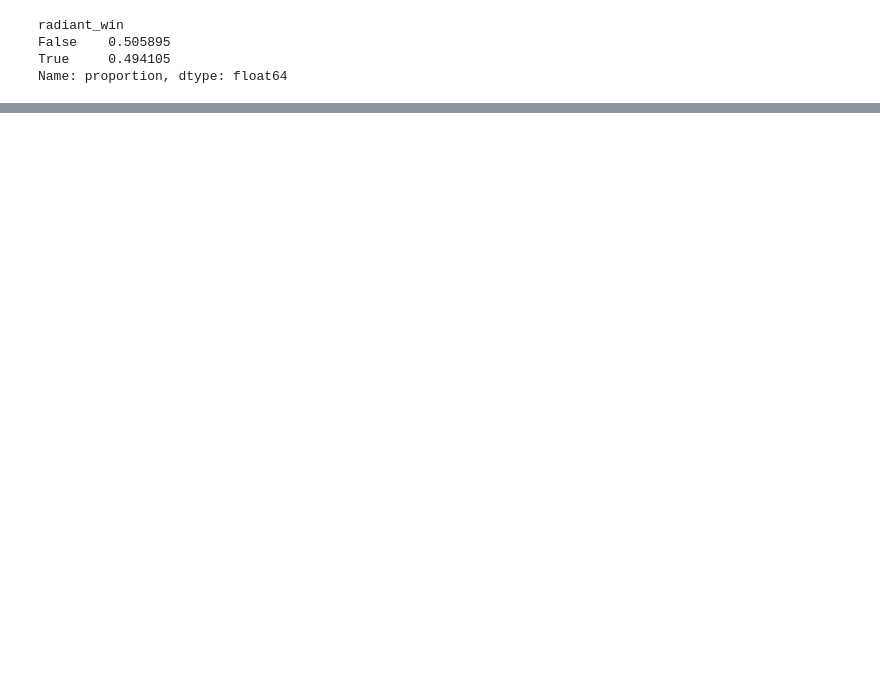
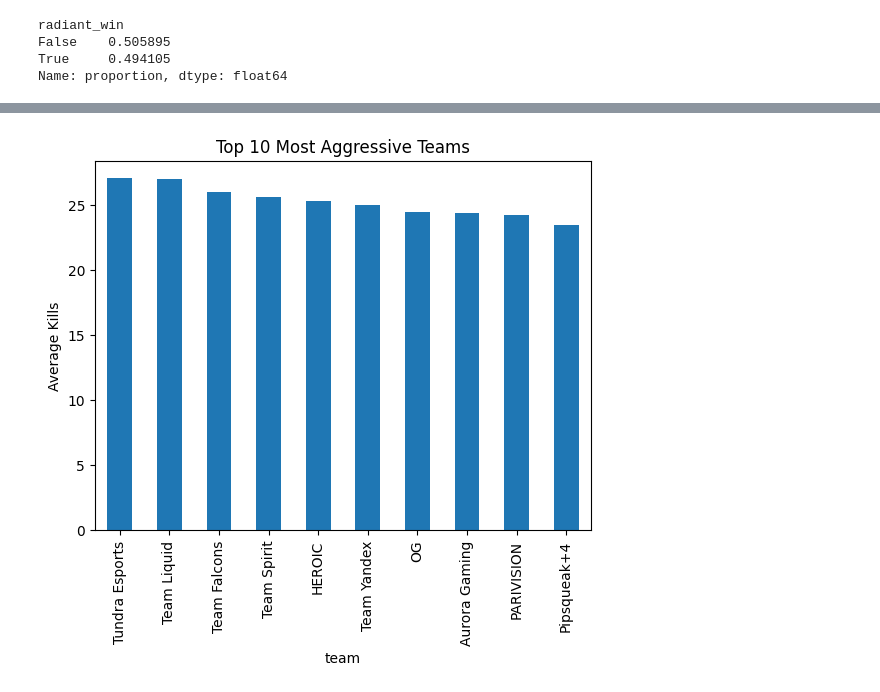
Before and after one commit to chokiarmando-lab/dota2-team-performance-analysis, a Jupyter notebook: notebooks/03-eda.ipynb, the cells around one changed output, grey strips where cells are left out. Drawn from its saved outputs; the diff is of its cells as text; code cells hidden in the pictures; blank space fills up the shorter version.

```diff
--- a/notebooks/03-eda.ipynb
+++ b/notebooks/03-eda.ipynb
@@ -102,0 +112,27 @@ plt.show()
+# %%
+team_df = pd.read_csv("../data/processed/team_mapping.csv")
+team_map = dict(zip(team_df.team_id, team_df.team_name))
+# %%
+df["radiant_team_name"] = df["radiant_team_id"].map(team_map)
+df["dire_team_name"] = df["dire_team_id"].map(team_map)
+# %%
+radiant = df[[
+    "radiant_team_name",
+    "radiant_score",
+    "duration"
+]].copy()
+
+radiant.columns = ["team","kills","duration_match"]
+
+dire = df[[
+    "dire_team_name",
+    "dire_score",
+    "duration"
+]].copy()
+
+dire.columns = ["team","kills","duration_match"]
+
+teams_df = pd.concat([radiant, dire])
+# %%
+teams_df = teams_df[~teams_df["team"].isin(["Team Somnus", "Team Quinn"])]
+teams_df.groupby("team")["kills"].mean().sort_values(ascending=False).head(10)
@@ -102,0 +152,10 @@ plt.show()
+# %%
+top_kills = teams_df.groupby("team")["kills"].mean().sort_values(ascending=False).head(10)
+
+top_kills.plot(kind="bar")
+
+plt.title("Top 10 Most Aggressive Teams")
+plt.ylabel("Average Kills")
+plt.show()
+# %% [output]
+[figure, added]
```
Also changed, not shown: parts of 11 cells of this notebook, 2 other files.
